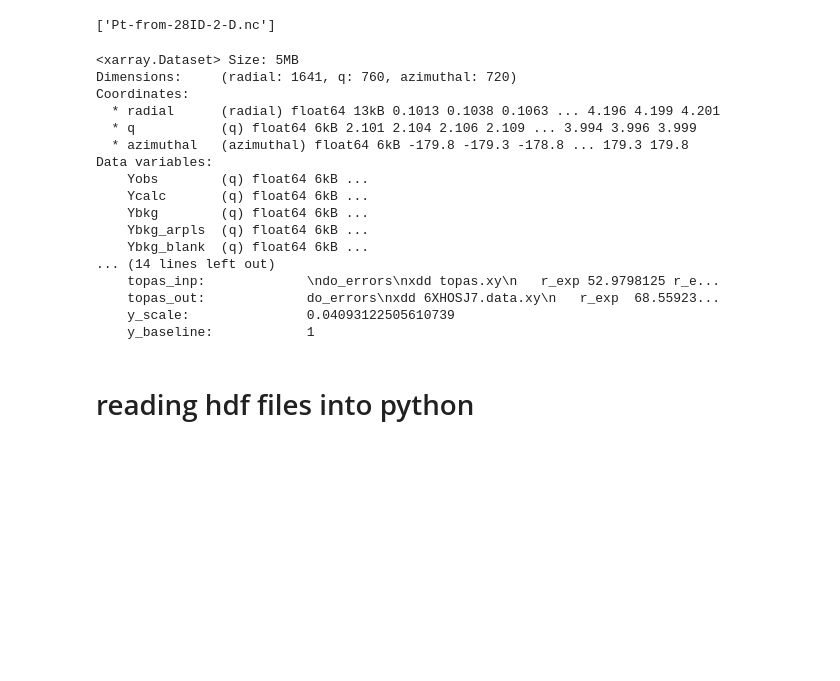
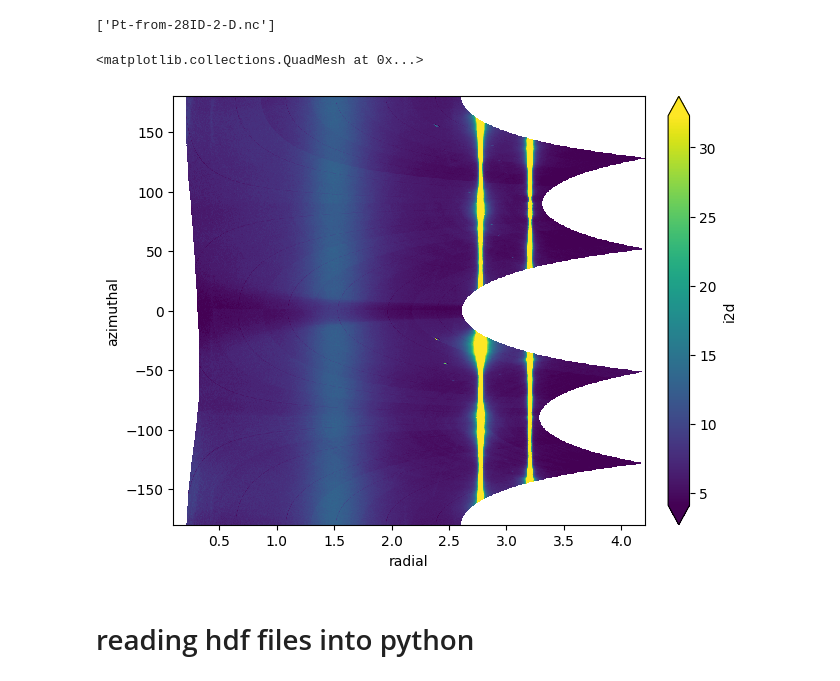
Before and after one commit to MehmetTopsakal/pySULI, a Jupyter notebook: notebooks/000.read_research_data_into_python.ipynb, the cells around one changed output. Cells and saved outputs as stored; diff of their text form; code cells hidden in the pictures; blank space fills up the shorter version.

```diff
--- a/notebooks/000.read_research_data_into_python.ipynb
+++ b/notebooks/000.read_research_data_into_python.ipynb
@@ -248,35 +248,22 @@ os.listdir()
 # %%
 #takes different axes from the cdf and plots them
 arr = xr.open_dataset('Pt-from-28ID-2-D.nc')
 arr
+arr.i2d.plot(robust=True)
+
 #f, axs = plt.subplots(1,3, figsize=(15,4))
 #radial = arr['radial'].values
 #axs[0].plot(radial)
 #axs[0].set_title('radial')
 #q = arr['q'].values
 #axs[1].plot(q)
 ###axs[1].set_title('q')
 #az = arr['azimuthal'].values
 #axs[2].plot(az)
 #axs[2].set_title('azimuthal')
 # %% [output]
-<xarray.Dataset> Size: 5MB
-Dimensions:     (radial: 1641, q: 760, azimuthal: 720)
-Coordinates:
-  * radial      (radial) float64 13kB 0.1013 0.1038 0.1063 ... 4.196 4.199 4.201
-  * q           (q) float64 6kB 2.101 2.104 2.106 2.109 ... 3.994 3.996 3.999
-  * azimuthal   (azimuthal) float64 6kB -179.8 -179.3 -178.8 ... 179.3 179.8
-Data variables:
-    Yobs        (q) float64 6kB ...
-    Ycalc       (q) float64 6kB ...
-    Ybkg        (q) float64 6kB ...
-    Ybkg_arpls  (q) float64 6kB ...
-    Ybkg_blank  (q) float64 6kB ...
-... (14 lines left out)
-    topas_inp:             \ndo_errors\nxdd topas.xy\n   r_exp 52.9798125 r_e...
-    topas_out:             do_errors\nxdd 6XHOSJ7.data.xy\n   r_exp  68.55923...
-    y_scale:               0.04093122505610739
-    y_baseline:            1
+<matplotlib.collections.QuadMesh at 0x...>
+[figure, added]
 # %% [markdown]
 # reading hdf files into python
 # %%
```
Also changed, not shown: parts of 6 cells of this notebook.
